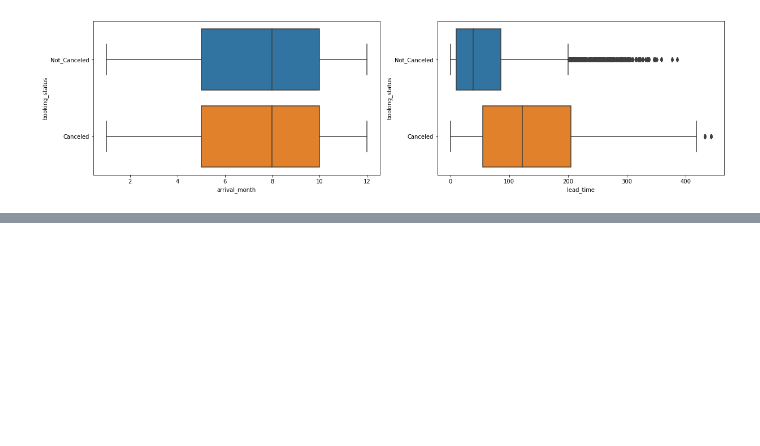
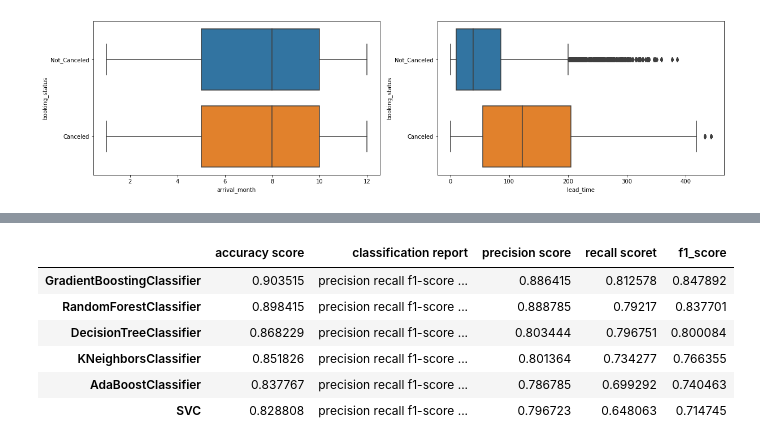
Before and after one commit to Alimomeni2000/Hotel_Reservations, a Jupyter notebook: Hotel_Reservations.ipynb, the cells around one changed output, grey strips where cells are left out. Cells and saved outputs as stored; diff of their text form; code cells hidden in the pictures; blank space fills up the shorter version.

```diff
--- a/Hotel_Reservations.ipynb
+++ b/Hotel_Reservations.ipynb
@@ -323,3 +346,11 @@ for reg in class_list:
 # %%
-score_pd=pd.DataFrame(score_dict).transpose().sort_values(["f1_score" ,ascending=False)
+score_pd=pd.DataFrame(score_dict).transpose().sort_values("accuracy score" ,ascending=False)
 score_pd
+# %% [output]
+|  | accuracy score | classification report | precision score | recall scoret | f1_score |
+| GradientBoostingClassifier | 0.903515 | precision recall f1-score ... | 0.886415 | 0.812578 | 0.847892 |
+| RandomForestClassifier | 0.898415 | precision recall f1-score ... | 0.888785 | 0.79217 | 0.837701 |
+| DecisionTreeClassifier | 0.868229 | precision recall f1-score ... | 0.803444 | 0.796751 | 0.800084 |
+| KNeighborsClassifier | 0.851826 | precision recall f1-score ... | 0.801364 | 0.734277 | 0.766355 |
+| AdaBoostClassifier | 0.837767 | precision recall f1-score ... | 0.786785 | 0.699292 | 0.740463 |
+| SVC | 0.828808 | precision recall f1-score ... | 0.796723 | 0.648063 | 0.714745 |
```
Also changed, not shown: parts of 2 cells of this notebook.
